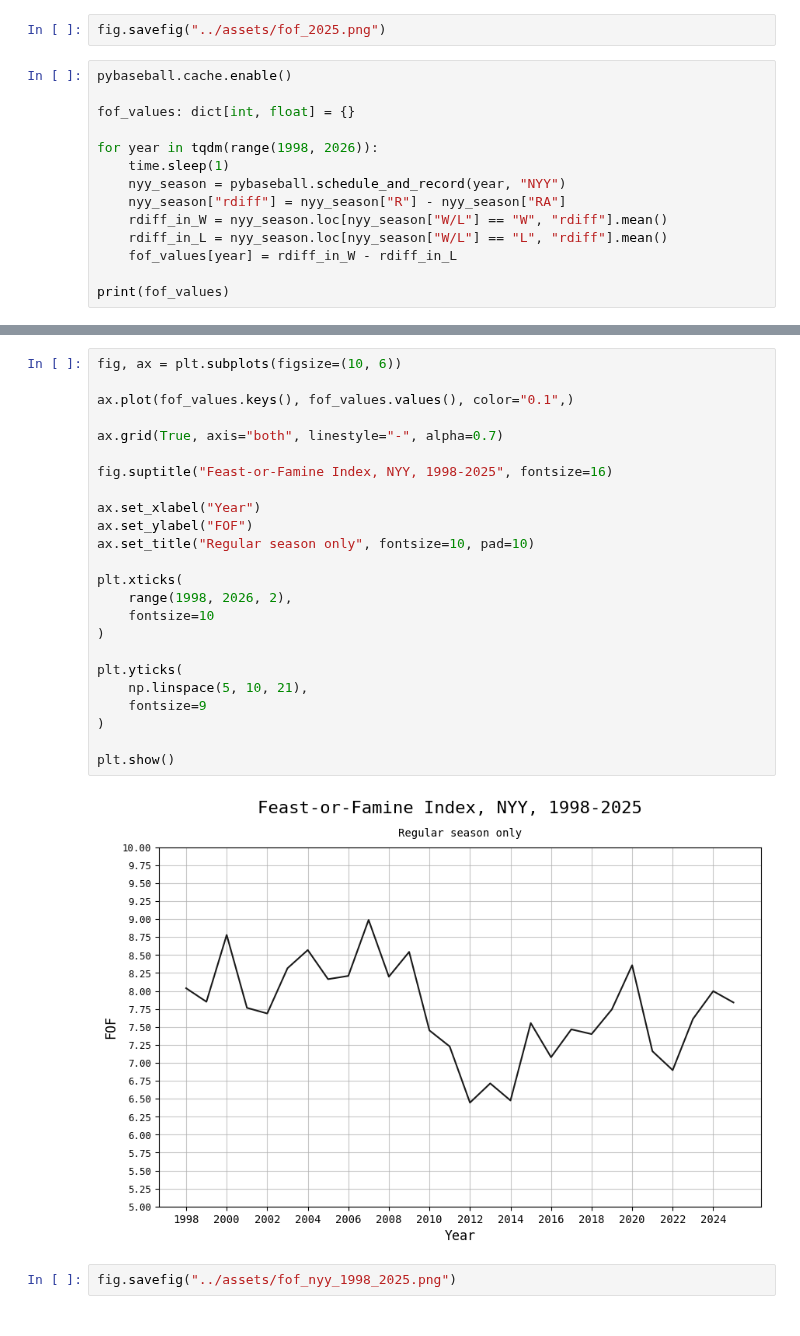
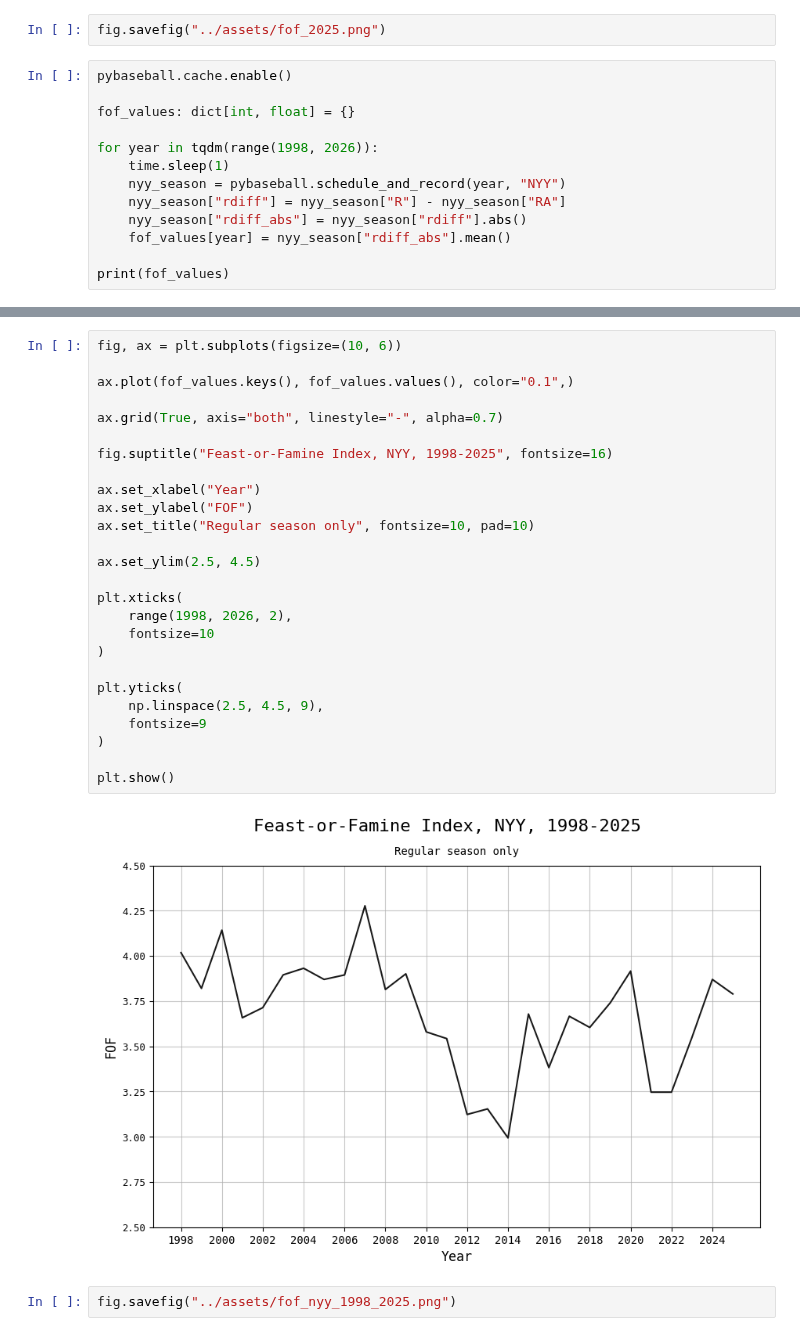
Before and after one commit to baseball-analytica/feast-or-famine, a Jupyter notebook: notebooks/fof.ipynb, the cells around one changed output, grey strips where cells are left out. Saved outputs shown, nothing was run; the diff lists cells and outputs as text.

```diff
--- a/notebooks/fof.ipynb
+++ b/notebooks/fof.ipynb
@@ -183,9 +148,8 @@ for year in tqdm(range(1998, 2026)):
     time.sleep(1)
     nyy_season = pybaseball.schedule_and_record(year, "NYY")
     nyy_season["rdiff"] = nyy_season["R"] - nyy_season["RA"]
-    rdiff_in_W = nyy_season.loc[nyy_season["W/L"] == "W", "rdiff"].mean()
-    rdiff_in_L = nyy_season.loc[nyy_season["W/L"] == "L", "rdiff"].mean()
-    fof_values[year] = rdiff_in_W - rdiff_in_L
+    nyy_season["rdiff_abs"] = nyy_season["rdiff"].abs()
+    fof_values[year] = nyy_season["rdiff_abs"].mean()
 
 print(fof_values)
 # %% [output]
@@ -235,29 +157,31 @@ For example, when doing 'df[col].method(value, inplace=True)', try using 'df.met
 # %%
 fig, ax = plt.subplots(figsize=(10, 6))
 
 ax.plot(fof_values.keys(), fof_values.values(), color="0.1",)
 
 ax.grid(True, axis="both", linestyle="-", alpha=0.7)
 
 fig.suptitle("Feast-or-Famine Index, NYY, 1998-2025", fontsize=16)
 
 ax.set_xlabel("Year")
 ax.set_ylabel("FOF")
 ax.set_title("Regular season only", fontsize=10, pad=10)
 
+ax.set_ylim(2.5, 4.5)
+
 plt.xticks(
     range(1998, 2026, 2),
     fontsize=10
 )
 
 plt.yticks(
-    np.linspace(5, 10, 21),
+    np.linspace(2.5, 4.5, 9),
     fontsize=9
 )
 
 plt.show()
 # %% [output]
-[figure, old version]
+[figure, new version]
 # %%
 fig.savefig("../assets/fof_nyy_1998_2025.png")
 # %%
```
Also changed, not shown: parts of 9 cells of this notebook, 3 other files.
